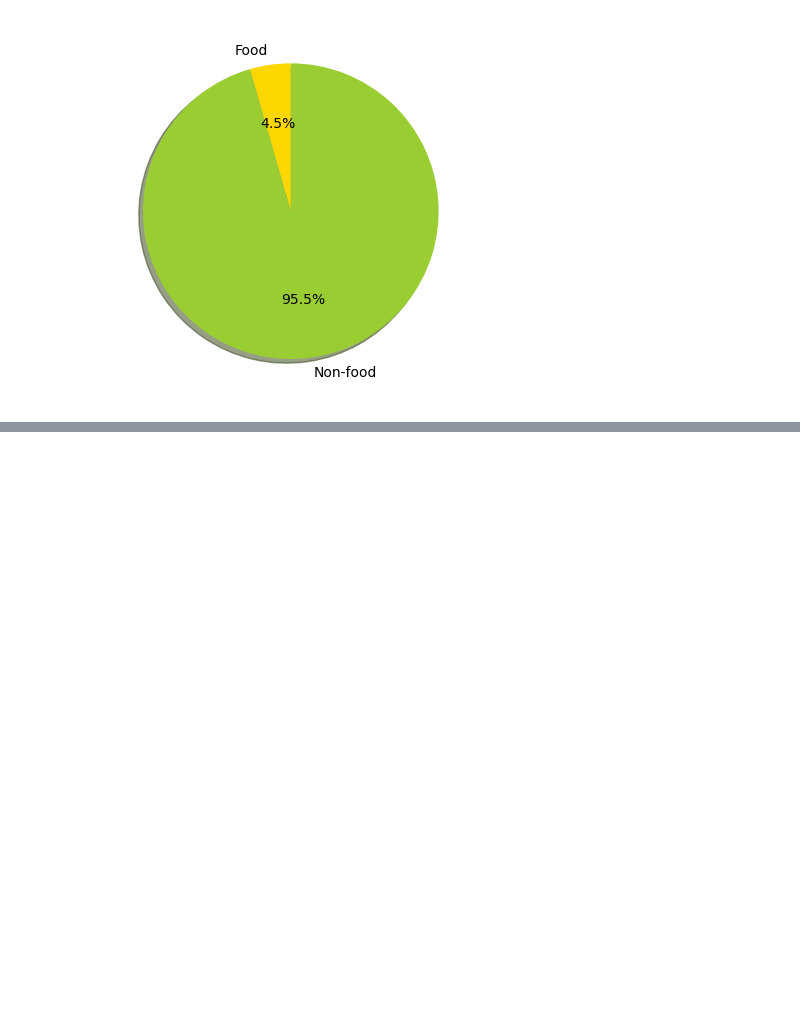
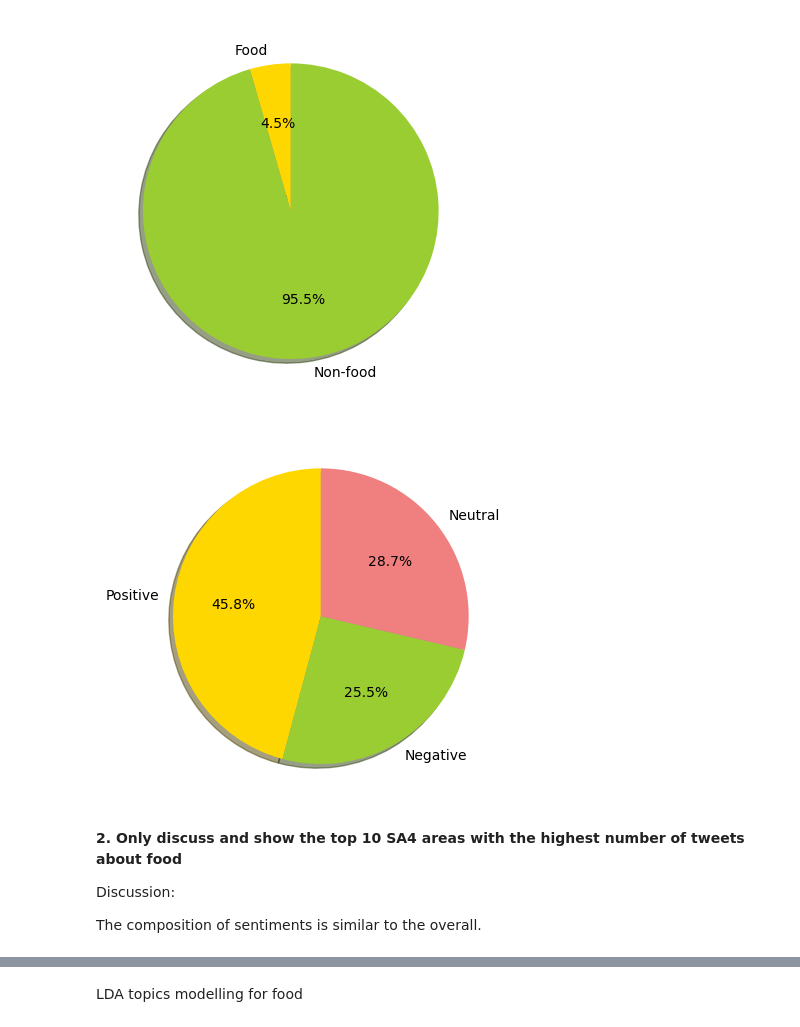
Before and after one commit to terrance2630/CCC_A2, a Jupyter notebook: scenarios_data/presentation.ipynb, the cells around one changed output, grey strips where cells are left out. Saved outputs shown, nothing was run; the diff lists cells and outputs as text; code cells hidden in the pictures; blank space fills up the shorter version.

Commit message:
Complete LDA for Food

```diff
--- a/scenarios_data/presentation.ipynb
+++ b/scenarios_data/presentation.ipynb
@@ -48,6 +48,21 @@ Overall Postive_percentage: 0.46
 Overall Negative_percentage: 0.26
 Overall Neutral_percentage: 0.29
 [figure]
+# %%
+# Print the pie char of sentiments about food
+pie_data_food_sentiment = [number_of_positive_percentage_tweets, number_of_negative_percentage_tweets, number_of_neutral_percentage_tweets]
+pie_labels_food_sentiment = ['Positive', 'Negative', 'Neutral']
+colors_food_sentiment = ['gold', 'yellowgreen', 'lightcoral']
+plt.pie(pie_data_food_sentiment, labels=pie_labels_food_sentiment, colors=colors_food_sentiment, autopct='%1.1f%%', shadow=True, startangle=90)
+plt.show()
+# %% [output]
+[figure, added]
+# %% [markdown]
+**2. Only discuss and show the top 10 SA4 areas with the highest number of tweets about food**
+
+Discussion:
+
+The composition of sentiments is similar to the overall.
 # %%
 # Find the top 10 SA4 areas with the most tweets about food
 df_food_top10 = df_food_tweet_information.sort_values(by=['total_tweet'], ascending=False).head(10)
@@ -68,0 +82,2 @@ df_food_top10
+# %% [markdown]
+LDA topics modelling for food
```
Also changed, not shown: parts of 5 cells of this notebook.
